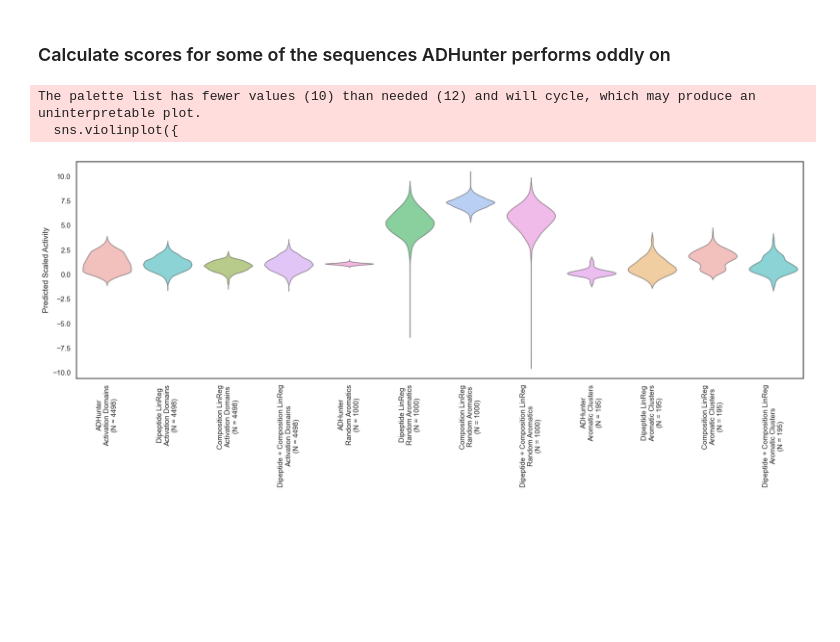
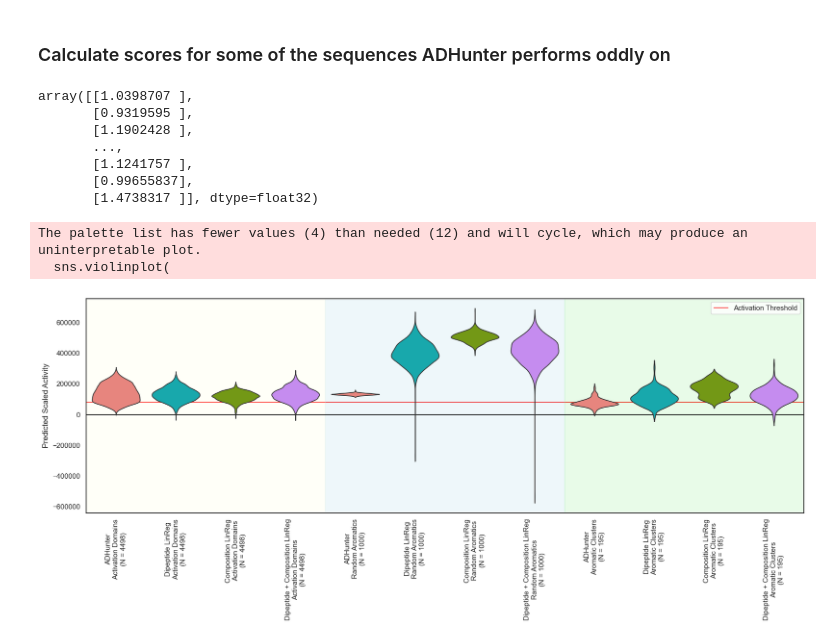
Before and after one commit to staller-lab/ADHunter-DeepLift, a Jupyter notebook: notebooks/250311_regressions.ipynb, the cells around one changed output. Cells and saved outputs as stored; diff of their text form; code cells hidden in the pictures; blank space fills up the shorter version.

Commit message:
Improve violin plot

```diff
--- a/notebooks/250311_regressions.ipynb
+++ b/notebooks/250311_regressions.ipynb
@@ -271,35 +271,62 @@ ad_2mers, ad_aa, ad_comb = linreg_pred(df_ad["Seq"])
 aro_2mers, aro_aa, aro_comb = linreg_pred(random_aromatics)
 clust_2mers, clust_aa, clust_comb = linreg_pred(phi_clusters)
 # linreg_pred(random_aromatics)
+# %%
+scores_random_aromatics
+# %% [output]
+array([[1.0398707 ],
+       [0.9319595 ],
+       [1.1902428 ],
+       ...,
+       [1.1241757 ],
+       [0.99655837],
+       [1.4738317 ]], dtype=float32)
 # %%
 ggplot_colors = [
     "#F8766D", "#00BFC4", "#7CAE00", "#C77CFF", "#FF61CC",
     "#00BA38", "#619CFF", "#F564E3", "#E76BF3", "#FF9E2C",
 ]
 fig, ax = plt.subplots(figsize=(20, 6))
-sns.violinplot({
-    f"ADHunter\nActivation Domains\n(N = {len(df_ad)})": df_ad["Predicted Activity"],
+ax.axvspan(-0.5, 3.5, color='lightyellow', alpha=0.2)#, label='Activation Domains')
+ax.axvspan(3.5, 7.5, color='lightblue', alpha=0.2)#, label='Random Aromatics')
+ax.axvspan(7.5, 11.5, color='lightgreen', alpha=0.2)#, label='Aromatic Clusters')
+ax.axhline(0, c='k', linewidth=1, zorder=1)
+
+
+data_dict = {
+    f"ADHunter\nActivation Domains\n(N = {len(df_ad)})": df_ad["Predicted Activity"].values,
     f"Dipeptide LinReg\nActivation Domains\n(N = {len(df_ad)})": ad_2mers,
     f"Composition LinReg\nActivation Domains\n(N = {len(df_ad)})": ad_aa,
     f"Dipeptide + Composition LinReg\nActivation Domains\n(N = {len(df_ad)})": ad_comb,
 
     f"ADHunter\nRandom Aromatics\n(N = {n_random})": scores_random_aromatics.flatten(),
     f"Dipeptide LinReg\nRandom Aromatics\n(N = {n_random})": aro_2mers,
     f"Composition LinReg\nRandom Aromatics\n(N = {n_random})": aro_aa,
     f"Dipeptide + Composition LinReg\nRandom Aromatics\n(N = {n_random})": aro_comb,
 
     f"ADHunter\nAromatic Clusters\n(N = {len(phi_clusters)})": scores_phi_clusters,
     f"Dipeptide LinReg\nAromatic Clusters\n(N = {len(phi_clusters)})": clust_2mers,
     f"Composition LinReg\nAromatic Clusters\n(N = {len(phi_clusters)})": clust_aa,
     f"Dipeptide + Composition LinReg\nAromatic Clusters\n(N = {len(phi_clusters)})": clust_comb,
-    },
-    inner=None, palette=ggplot_colors, alpha=.5,
+    }
+for key, value in data_dict.items():
+    # print(f"{key}\t{value.shape}")
+    data_dict[key] = scaler.inverse_transform(value.reshape(-1, 1)).flatten()
+
+
+sns.violinplot(
+    data_dict,
+    inner=None, palette=ggplot_colors[:4],
     ax=ax,
     )
 plt.xticks(rotation=90, ha='center')
+
+ax.set_xlim(-0.5, 11.5)
+ax.axhline(thresh, c='r', linewidth=1, zorder=0, label="Activation Threshold")
+plt.legend()
 plt.ylabel("Predicted Scaled Activity")
 plt.show()
 # %% [output]
-The palette list has fewer values (10) than needed (12) and will cycle, which may produce an uninterpretable plot.
-  sns.violinplot({
+The palette list has fewer values (4) than needed (12) and will cycle, which may produce an uninterpretable plot.
+  sns.violinplot(
-[figure, old version]
+[figure, new version]
```
Also changed, not shown: parts of 8 cells of this notebook.
